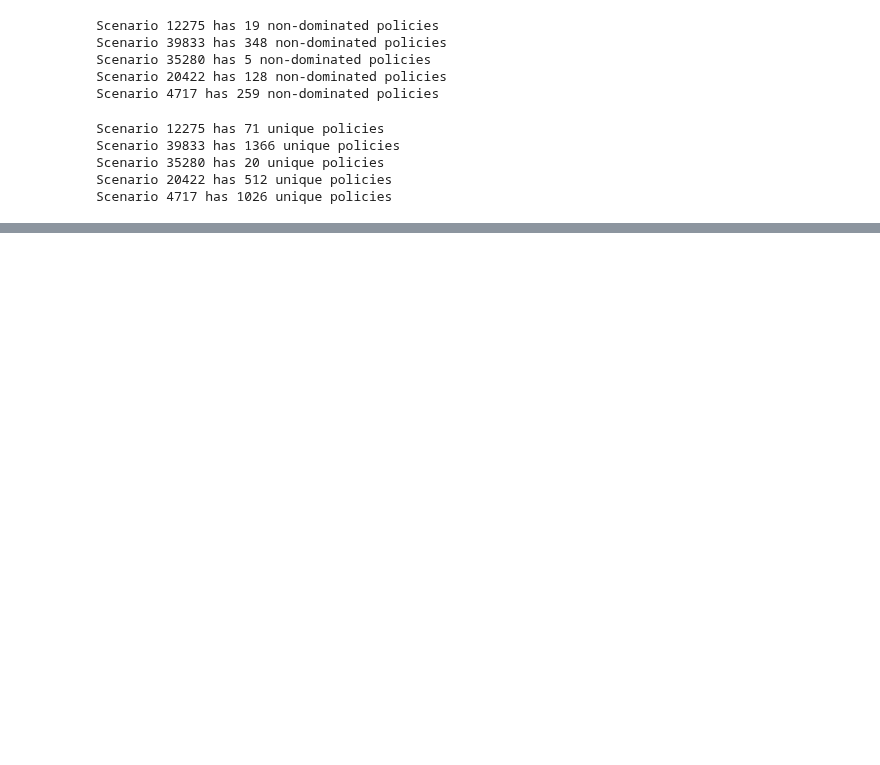
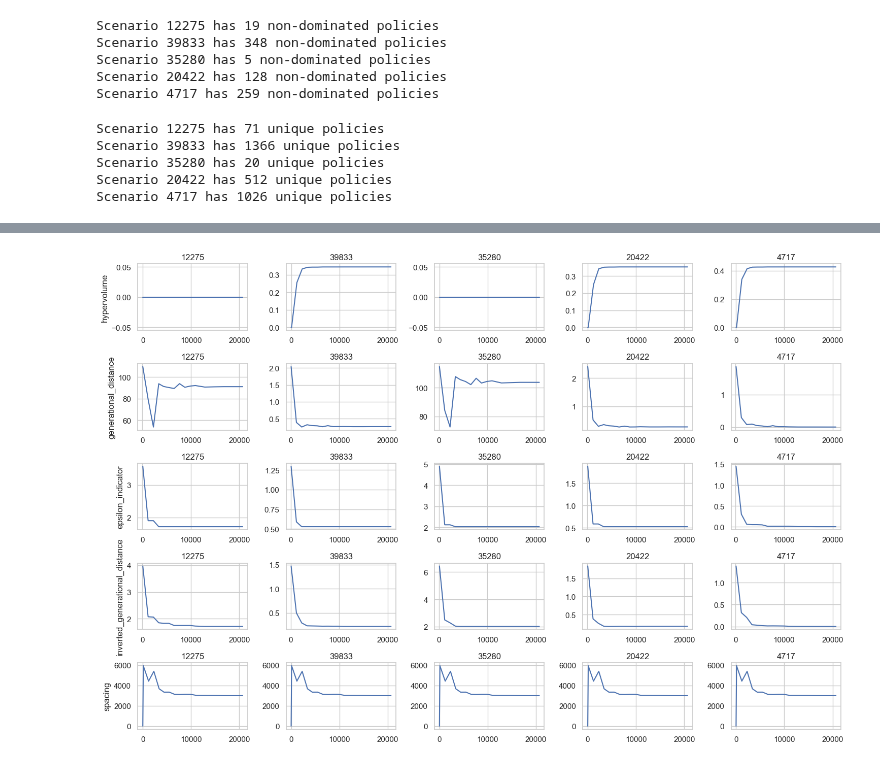
Before and after one commit to pherfkens/PROJECT_MBDM_GROUP1, a Jupyter notebook: final assignment/directed_search.ipynb, the cells around one changed output, grey strips where cells are left out. Cells and saved outputs as stored; diff of their text form; code cells hidden in the pictures; blank space fills up the shorter version.

```diff
--- a/final assignment/directed_search.ipynb
+++ b/final assignment/directed_search.ipynb
@@ -272,0 +313,27 @@ AttributeError: 'str' object has no attribute 'nfe'
+# %%
+# Define the list of metrics you want to plot
+metrics_to_plot = ["hypervolume", "generational_distance", "epsilon_indicator", "inverted_generational_distance", "spacing"]
+
+# Create a new figure with a 5x6 grid of subplots
+fig, axes = plt.subplots(len(metrics_to_plot), len(scenario_ids), figsize=(15, 10))
+
+# Iterate over each metric
+for i, metric in enumerate(metrics_to_plot):
+    # Iterate over each scenario
+    for j, scenario in enumerate(scenario_ids):
+        # Plot the metric for this scenario on the appropriate subplot
+        axes[i, j].plot(con_metrics[scenario]["nfe"], con_metrics[scenario][metric])
+
+        # Set the title of the subplot to the scenario ID
+        axes[i, j].set_title(scenario)
+
+    # Set the y-label of the first subplot in each row to the metric name
+    axes[i, 0].set_ylabel(metric)
+
+# Adjust the layout so that everything fits
+fig.tight_layout()
+
+# Show the plot
+plt.show()
+# %% [output]
+[figure, added]
```
Also changed, not shown: parts of 7 cells of this notebook.
